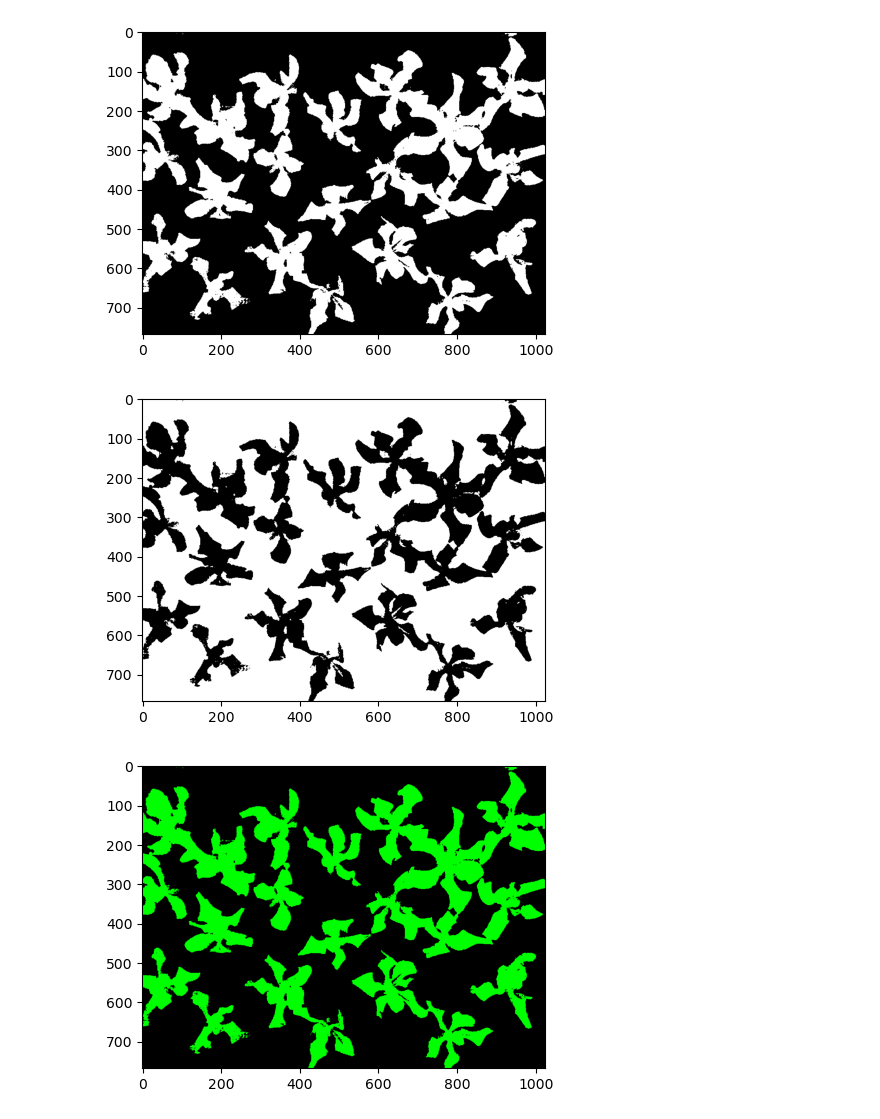
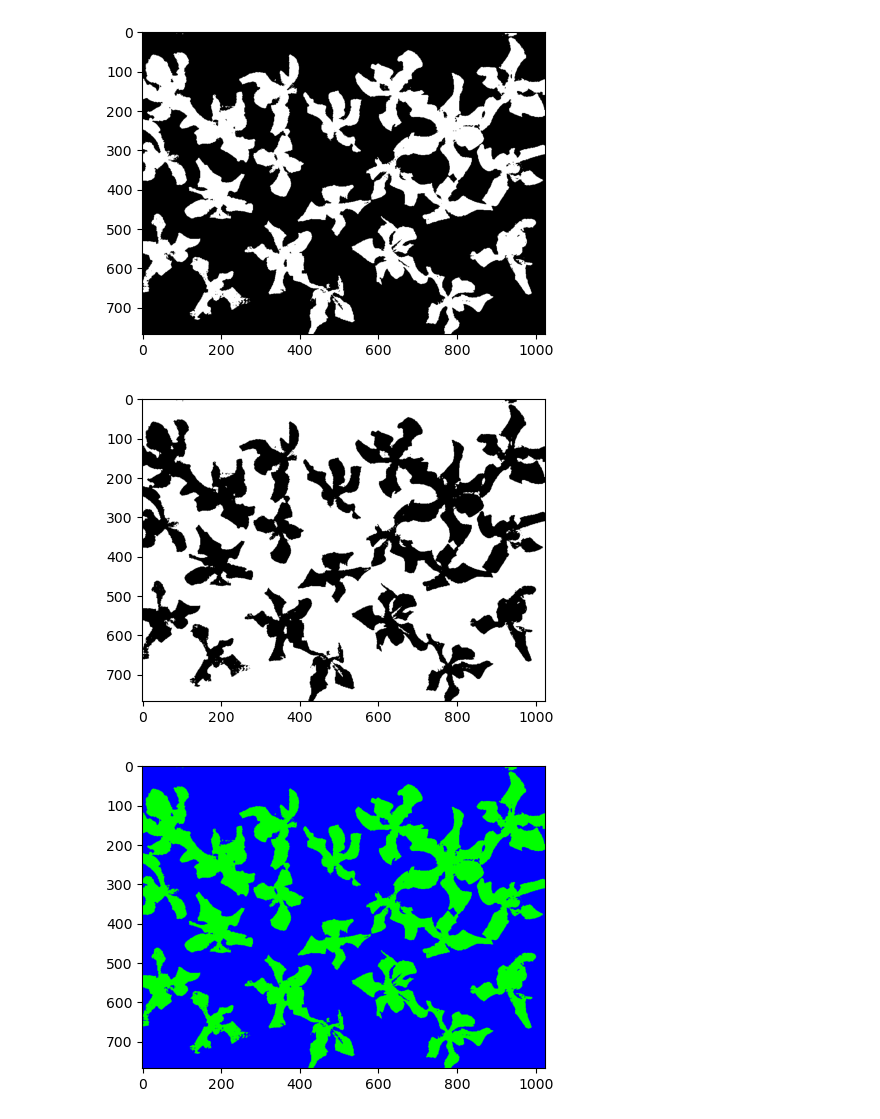
Before and after one commit to Howzit123/plantcv, a Jupyter notebook: Naives_bayes Plat detection.ipynb, the cells around one changed output. Drawn from its saved outputs; the diff is of its cells as text; code cells hidden in the pictures.

```diff
--- a/Naives_bayes Plat detection.ipynb
+++ b/Naives_bayes Plat detection.ipynb
@@ -20,16 +20,16 @@ pcv.params.debug = args.debug
 # %%
 # Read in the input image
 vis, path, filename = pcv.readimage(filename=args.image)
 
 # Classify each pixel as plant or background (background and system components)
 masks = pcv.naive_bayes_classifier(rgb_img=vis, pdf_file=args.pdfs)
 colored_img = pcv.visualize.colorize_masks(masks=[masks['Plant'], masks['Background']],
-                                               colors=['green', 'black'])
+                                               colors=['green', 'blue'])
 # %% [output]
 [figure]
 [figure]
 [figure]
-[figure, old version]
+[figure, new version]
 # %%
 # # Print out the colorized figure that got created
 # pcv.print_image(colored_img, os.path.join(args.outdir, filename))
```
Also changed, not shown: 15 other files.
